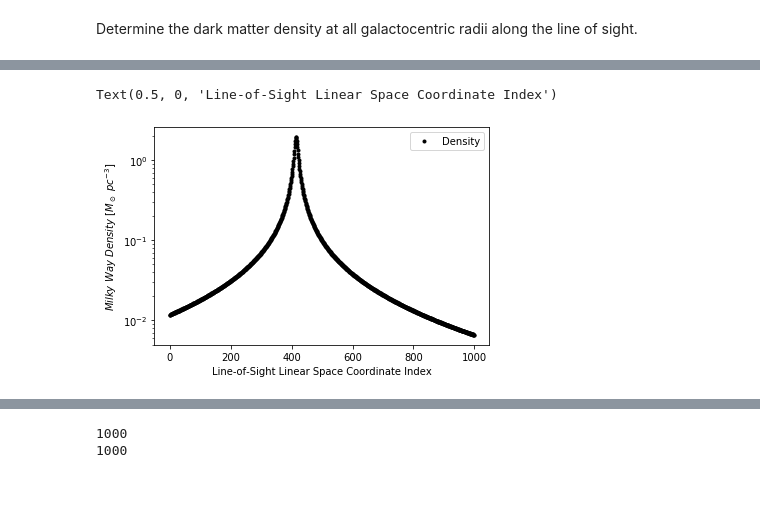
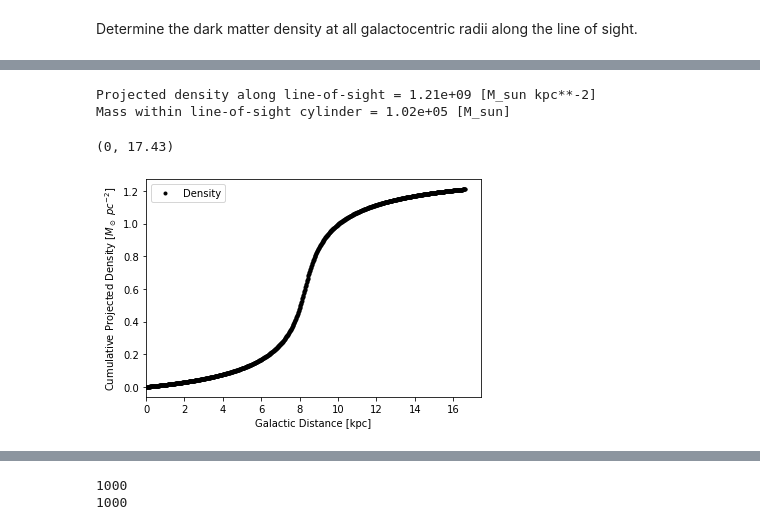
Before and after one commit to jluastro/PopSyCLE, a Jupyter notebook: devel/cone density sampler.ipynb, the cells around one changed output, grey strips where cells are left out. Cells and saved outputs as stored; diff of their text form; code cells hidden in the pictures; blank space fills up the shorter version.

```diff
--- a/devel/cone density sampler.ipynb
+++ b/devel/cone density sampler.ipynb
@@ -29,9 +29,9 @@ h = 70 #km/(s*Mpc)
 # l = float(ebf_log['longitude'])
 # surveyArea = float(ebf_log['surveyArea'])
 # just hard coding some number for testing purposes
-b = 0.5 * np.pi / 180 # rad
-l = -0.5 * np.pi / 180 # rad
-surveyArea = 0.0001 # deg**2
+b = 1.25 * np.pi / 180 # rad
+l = -2.64 * np.pi / 180 # rad
+surveyArea = 0.001 # deg**2
 # %%
 #Calculate the size of the field of view we are running
 field_of_view_radius = (surveyArea/np.pi)**(1/2) # deg
@@ -57,7 +57,7 @@ def rho_dmhalo(r, rho_0=0.0106, r_s=19, gamma=1):
 # %%
 # Maximum line of sight distance to consider for PBH injection
 # heliocentric coordinate radius [units: kpc]
-r_h_max = 20
+r_h_max = 16.6
 # %%
 # Generate an array of heliocentric radii
 # These radii will just be used to numerically integrate the density
@@ -162,8 +183,27 @@ rho_lin = rho_dmhalo(galactocen_lin.spherical.distance.value,
+# %%
+# Estimate the total mass within the line-of-sight cylinder [units: M_sun kpc**-2]
+# Projected density along line of light
+# (multiply by projected area to get total mass)
+rho_marg_r = np.trapz(rho_lin, dx=r_h_max / n_lin) * 1000**3
+print("Projected density along line-of-sight = {0:0.2e} [M_sun kpc**-2]".format(rho_marg_r))
+# LOS cylinder radius in kpc, assuming small angle approximation [units: kpc]
+r_proj_los_cyl = field_of_view_radius * np.pi / 180 * r_h_max
+# Projected area of the LOS cylinder [units: kpc**2]
+area_proj_los_cyl = np.pi * r_proj_los_cyl**2
+# Mass within the total cylinder
+mass_los_cyl = rho_marg_r * area_proj_los_cyl
+print("Mass within line-of-sight cylinder = {0:0.2e} [M_sun]".format(mass_los_cyl))
+# %% [output]
+Projected density along line-of-sight = 1.21e+09 [M_sun kpc**-2]
+Mass within line-of-sight cylinder = 1.02e+05 [M_sun]
 # %%
-plt.semilogy(rho_lin, '.', label='Density',c='k')
+plt.plot(galactic_lin.distance.kpc,
+         np.cumsum(rho_lin) * r_h_max / n_lin,
+         '.', label='Density',c='k')
 plt.legend(loc='best')
-plt.ylabel('$Milky\ Way\ Density\ [M_\odot\ pc^{-3}]$')
-plt.xlabel('Line-of-Sight Linear Space Coordinate Index')
+plt.ylabel('$\mathrm{Cumulative\ Projected\ Density}\ [M_\odot\ pc^{-2}]$')
+plt.xlabel('Galactic Distance [kpc]')
+plt.xlim(0, plt.xlim()[1])
 # %% [output]
-Text(0.5, 0, 'Line-of-Sight Linear Space Coordinate Index')
+(0, 17.43)
-[figure, old version]
+[figure, new version]
```
Also changed, not shown: parts of 23 cells of this notebook.
